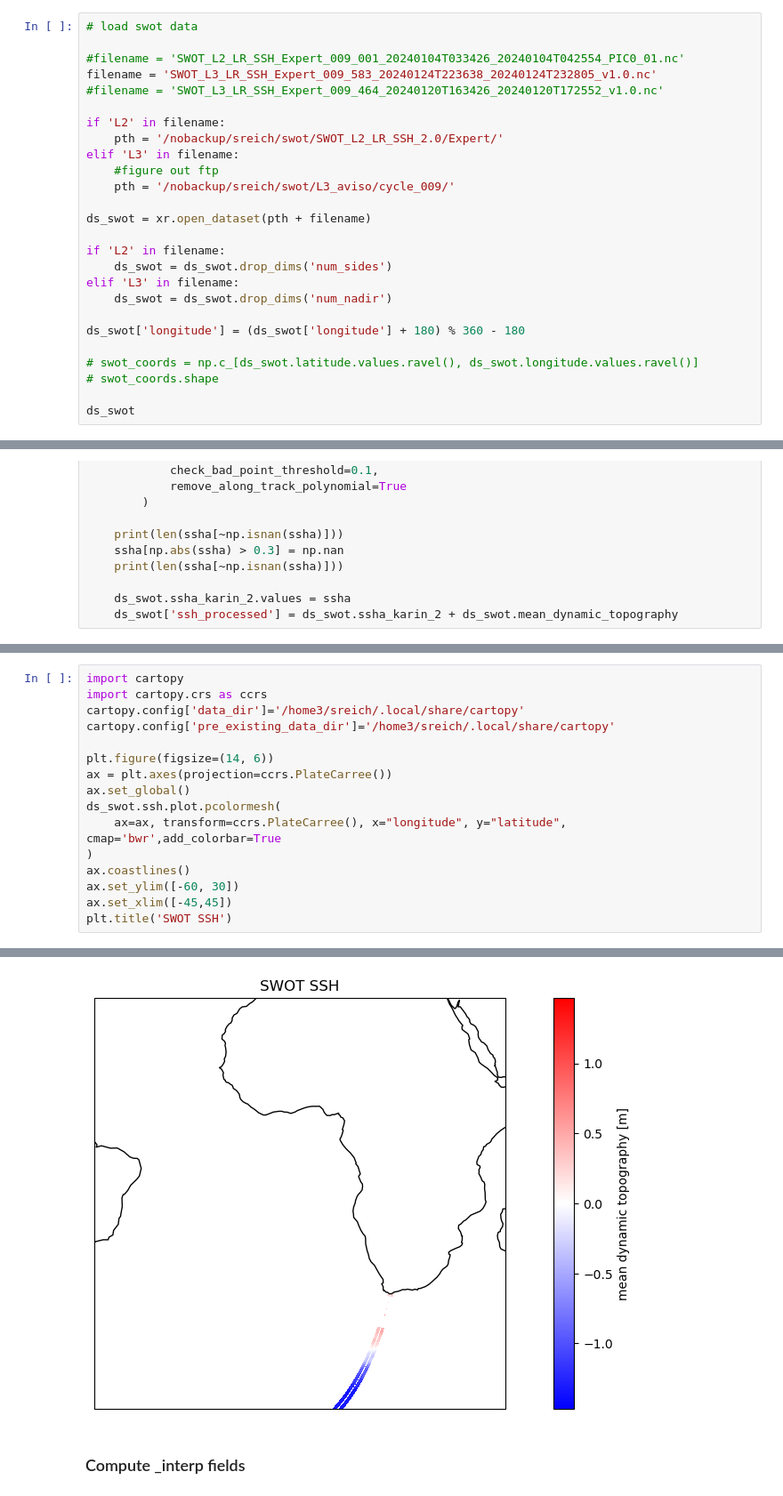
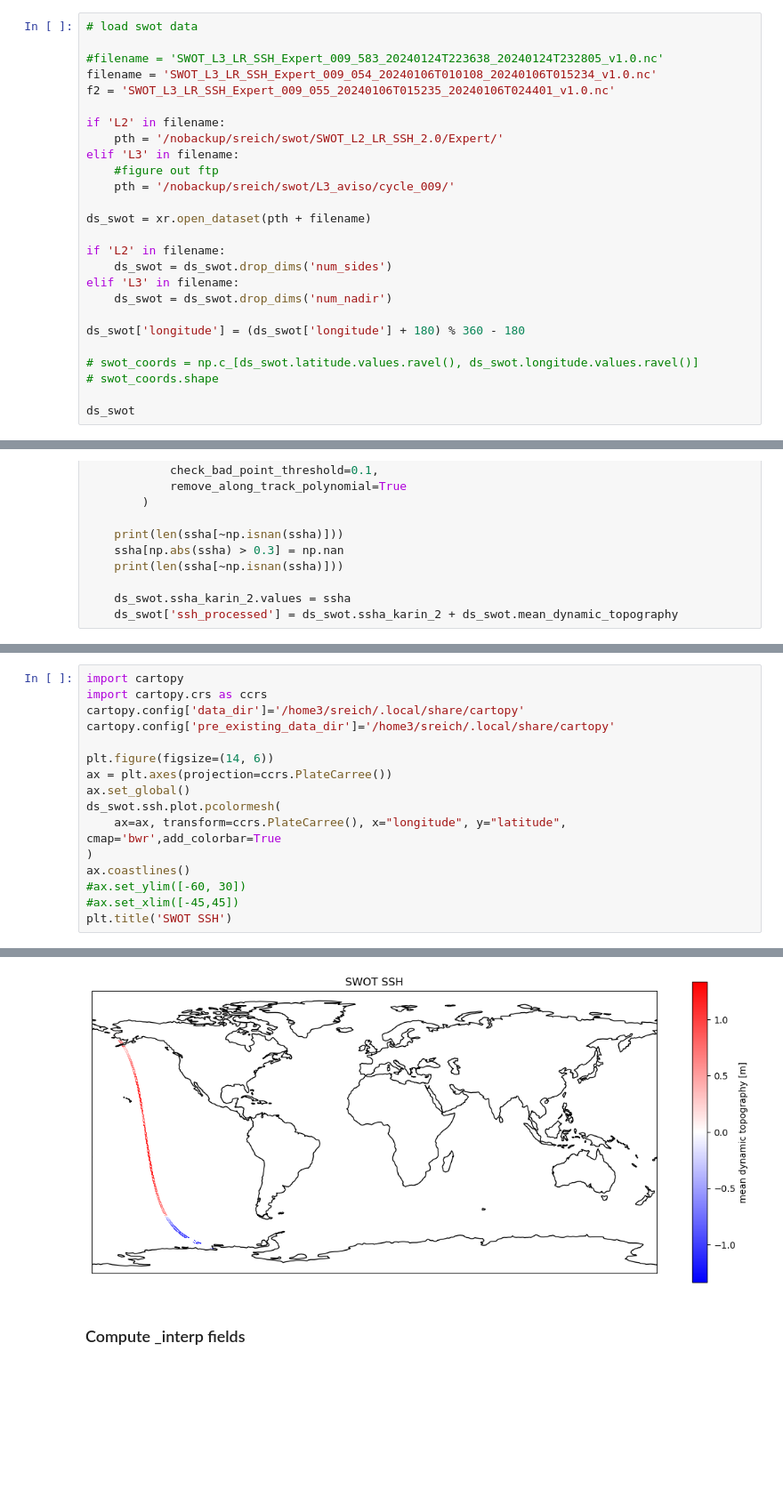
Before and after one commit to shoshanareich/jupyter_notebooks, a Jupyter notebook: swot/swot_to_obsfit.ipynb, the cells around one changed output, grey strips where cells are left out. Shown at 89% size. Drawn from its saved outputs; the diff is of its cells as text; blank space fills up the shorter version.

```diff
--- a/swot/swot_to_obsfit.ipynb
+++ b/swot/swot_to_obsfit.ipynb
@@ -33,9 +33,9 @@ yc = rdmds(grid_dir+'YC')
 # %%
 # load swot data
 
-#filename = 'SWOT_L2_LR_SSH_Expert_009_001_20240104T033426_20240104T042554_PIC0_01.nc'
-filename = 'SWOT_L3_LR_SSH_Expert_009_583_20240124T223638_20240124T232805_v1.0.nc'
-#filename = 'SWOT_L3_LR_SSH_Expert_009_464_20240120T163426_20240120T172552_v1.0.nc'
+#filename = 'SWOT_L3_LR_SSH_Expert_009_583_20240124T223638_20240124T232805_v1.0.nc'
+filename = 'SWOT_L3_LR_SSH_Expert_009_054_20240106T010108_20240106T015234_v1.0.nc'
+f2 = 'SWOT_L3_LR_SSH_Expert_009_055_20240106T015235_20240106T024401_v1.0.nc'
 
 if 'L2' in filename:
     pth = '/nobackup/sreich/swot/SWOT_L2_LR_SSH_2.0/Expert/'
@@ -154,22 +144,22 @@ Data variables: (12/17)
 # %%
 import cartopy
 import cartopy.crs as ccrs
 cartopy.config['data_dir']='/home3/sreich/.local/share/cartopy'
 cartopy.config['pre_existing_data_dir']='/home3/sreich/.local/share/cartopy'
 
 plt.figure(figsize=(14, 6))
 ax = plt.axes(projection=ccrs.PlateCarree())
 ax.set_global()
 ds_swot.ssh.plot.pcolormesh(
     ax=ax, transform=ccrs.PlateCarree(), x="longitude", y="latitude", cmap='bwr',add_colorbar=True
 )
 ax.coastlines()
-ax.set_ylim([-60, 30])
-ax.set_xlim([-45,45])
+#ax.set_ylim([-60, 30])
+#ax.set_xlim([-45,45])
 plt.title('SWOT SSH')
 # %% [output]
 Text(0.5, 1.0, 'SWOT SSH')
-[figure, old version]
+[figure, new version]
 # %% [markdown]
 ### Compute _interp fields
 # %% [markdown]
```
Also changed, not shown: parts of 26 cells of this notebook, 15 other files.
